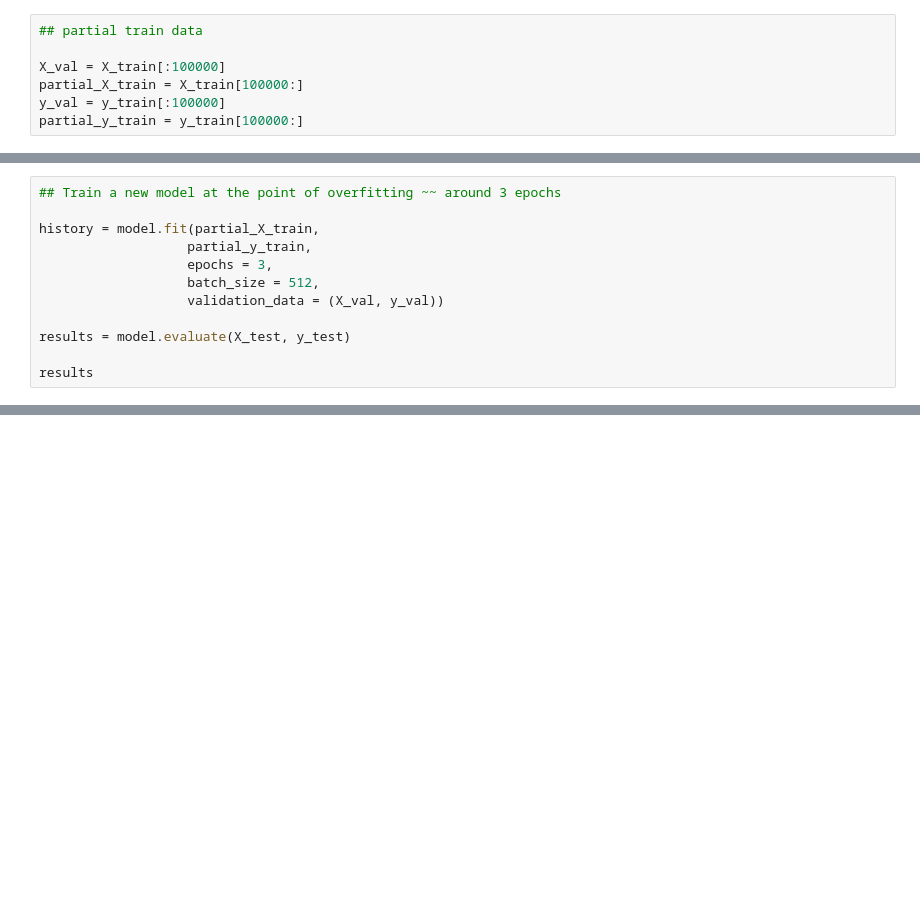
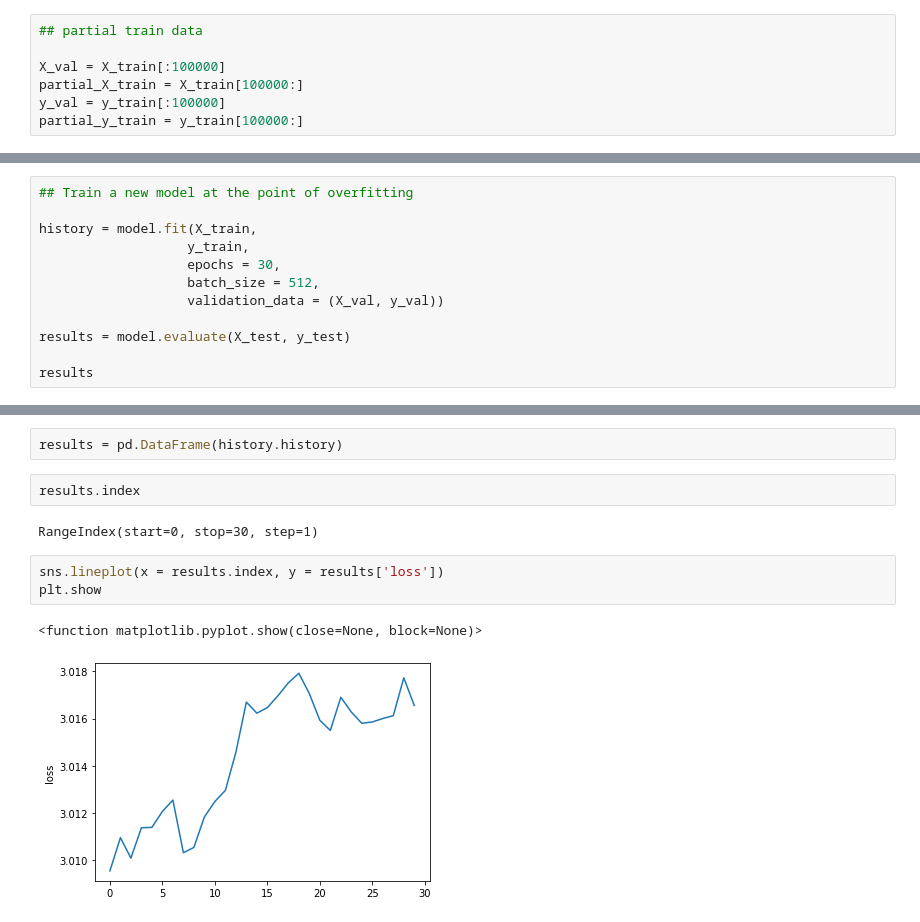
Before and after one commit to James-8212913/ml_deploy, a Jupyter notebook: model_dev/notebooks/model.ipynb, the cells around one changed output, grey strips where cells are left out. Saved outputs shown, nothing was run; the diff lists cells and outputs as text; blank space fills up the shorter version.

```diff
--- a/model_dev/notebooks/model.ipynb
+++ b/model_dev/notebooks/model.ipynb
@@ -145,9 +186,9 @@ plt.show()
 # %%
-## Train a new model at the point of overfitting ~~ around 3 epochs
+## Train a new model at the point of overfitting
 
-history = model.fit(partial_X_train,
-                   partial_y_train,
-                   epochs = 3,
+history = model.fit(X_train,
+                   y_train,
+                   epochs = 30,
                    batch_size = 512,
                    validation_data = (X_val, y_val))
 
@@ -165,0 +226,12 @@ Epoch 3/3
+# %%
+results = pd.DataFrame(history.history)
+# %%
+results.index
+# %% [output]
+RangeIndex(start=0, stop=30, step=1)
+# %%
+sns.lineplot(x = results.index, y = results['loss'])
+plt.show
+# %% [output]
+<function matplotlib.pyplot.show(close=None, block=None)>
+[figure, added]
```
Also changed, not shown: parts of 16 cells of this notebook, 1 other file.
